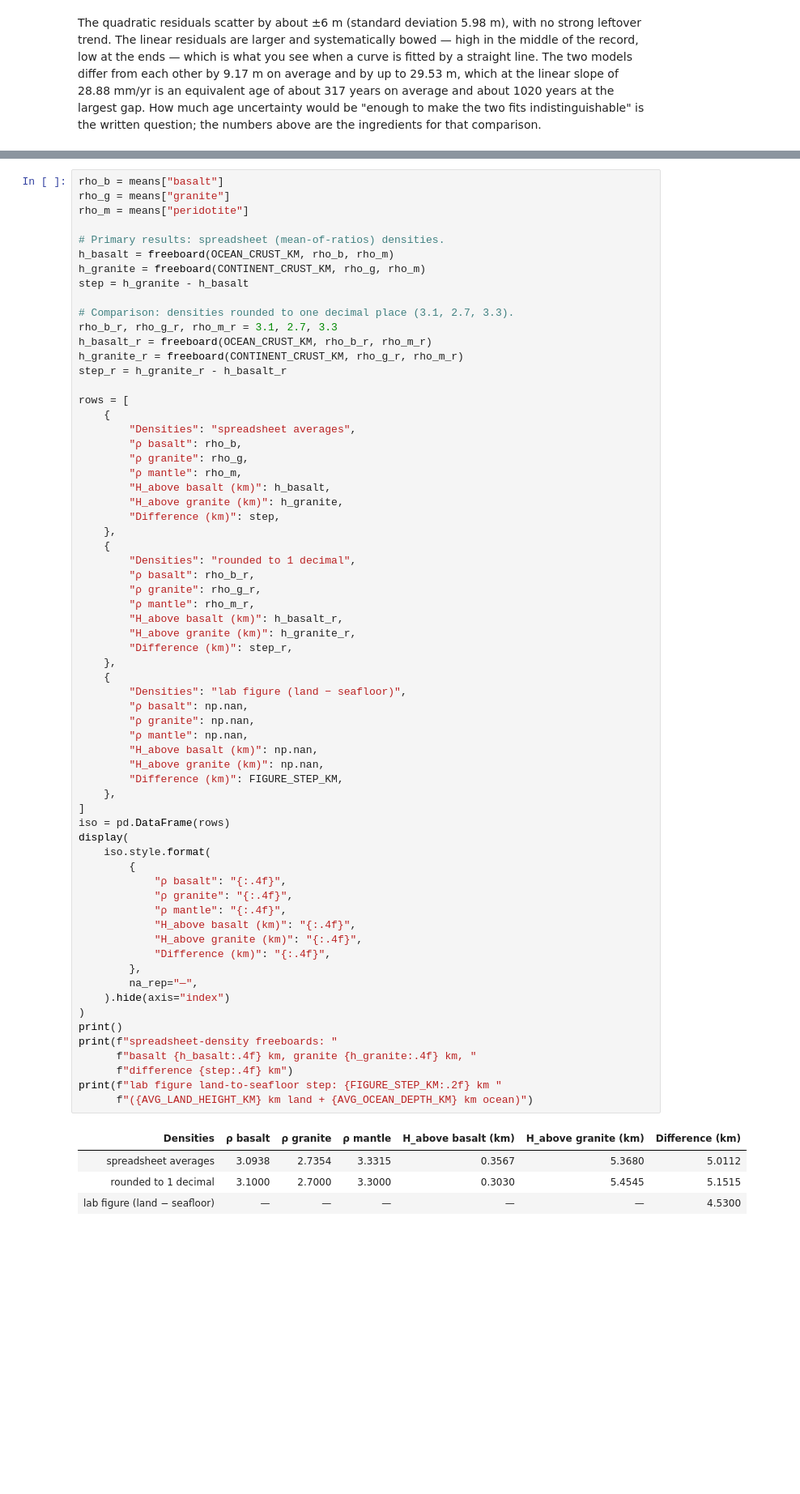
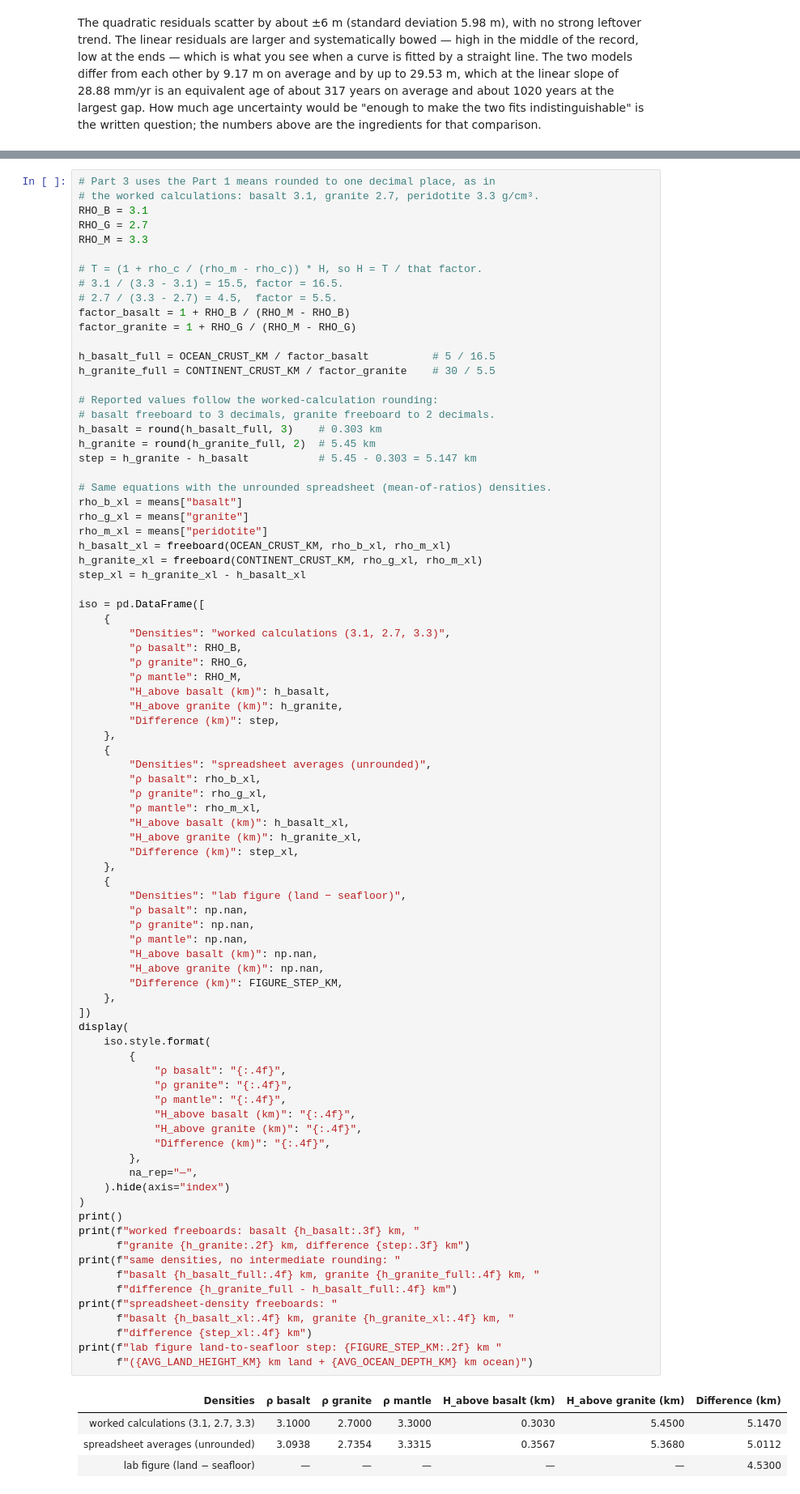
Before and after one commit to adrianayalav-a11y/erth-labs, a Jupyter notebook: lab03-density-isostasy/lab03_density_isostasy.ipynb, the cells around one changed output, grey strips where cells are left out. Shown at 81% size. Cells and saved outputs as stored; diff of their text form; blank space fills up the shorter version.

```diff
--- a/lab03-density-isostasy/lab03_density_isostasy.ipynb
+++ b/lab03-density-isostasy/lab03_density_isostasy.ipynb
@@ -400,70 +404,88 @@ Oceanic crust is represented by the basalt average, continental crust by the gra
 # %%
-rho_b = means["basalt"]
-rho_g = means["granite"]
-rho_m = means["peridotite"]
+# Part 3 uses the Part 1 means rounded to one decimal place, as in
+# the worked calculations: basalt 3.1, granite 2.7, peridotite 3.3 g/cm³.
+RHO_B = 3.1
+RHO_G = 2.7
+RHO_M = 3.3
 
-# Primary results: spreadsheet (mean-of-ratios) densities.
-h_basalt = freeboard(OCEAN_CRUST_KM, rho_b, rho_m)
-h_granite = freeboard(CONTINENT_CRUST_KM, rho_g, rho_m)
-step = h_granite - h_basalt
+# T = (1 + rho_c / (rho_m - rho_c)) * H, so H = T / that factor.
+# 3.1 / (3.3 - 3.1) = 15.5, factor = 16.5.
+# 2.7 / (3.3 - 2.7) = 4.5,  factor = 5.5.
+factor_basalt = 1 + RHO_B / (RHO_M - RHO_B)
+factor_granite = 1 + RHO_G / (RHO_M - RHO_G)
 
-# Comparison: densities rounded to one decimal place (3.1, 2.7, 3.3).
-rho_b_r, rho_g_r, rho_m_r = 3.1, 2.7, 3.3
-h_basalt_r = freeboard(OCEAN_CRUST_KM, rho_b_r, rho_m_r)
-h_granite_r = freeboard(CONTINENT_CRUST_KM, rho_g_r, rho_m_r)
-step_r = h_granite_r - h_basalt_r
+h_basalt_full = OCEAN_CRUST_KM / factor_basalt          # 5 / 16.5
+h_granite_full = CONTINENT_CRUST_KM / factor_granite    # 30 / 5.5
 
-rows = [
+# Reported values follow the worked-calculation rounding:
+# basalt freeboard to 3 decimals, granite freeboard to 2 decimals.
+h_basalt = round(h_basalt_full, 3)    # 0.303 km
+h_granite = round(h_granite_full, 2)  # 5.45 km
+step = h_granite - h_basalt           # 5.45 - 0.303 = 5.147 km
+
+# Same equations with the unrounded spreadsheet (mean-of-ratios) densities.
+rho_b_xl = means["basalt"]
+rho_g_xl = means["granite"]
+rho_m_xl = means["peridotite"]
+h_basalt_xl = freeboard(OCEAN_CRUST_KM, rho_b_xl, rho_m_xl)
+h_granite_xl = freeboard(CONTINENT_CRUST_KM, rho_g_xl, rho_m_xl)
+step_xl = h_granite_xl - h_basalt_xl
+
+iso = pd.DataFrame([
     {
-        "Densities": "spreadsheet averages",
-        "ρ basalt": rho_b,
-        "ρ granite": rho_g,
-        "ρ mantle": rho_m,
+        "Densities": "worked calculations (3.1, 2.7, 3.3)",
+        "ρ basalt": RHO_B,
+        "ρ granite": RHO_G,
+        "ρ mantle": RHO_M,
         "H_above basalt (km)": h_basalt,
         "H_above granite (km)": h_granite,
         "Difference (km)": step,
     },
     {
-        "Densities": "rounded to 1 decimal",
-        "ρ basalt": rho_b_r,
-        "ρ granite": rho_g_r,
-        "ρ mantle": rho_m_r,
-        "H_above basalt (km)": h_basalt_r,
-        "H_above granite (km)": h_granite_r,
-        "Difference (km)": step_r,
+        "Densities": "spreadsheet averages (unrounded)",
+        "ρ basalt": rho_b_xl,
+        "ρ granite": rho_g_xl,
+        "ρ mantle": rho_m_xl,
+        "H_above basalt (km)": h_basalt_xl,
+        "H_above granite (km)": h_granite_xl,
+        "Difference (km)": step_xl,
     },
     {
         "Densities": "lab figure (land − seafloor)",
         "ρ basalt": np.nan,
         "ρ granite": np.nan,
         "ρ mantle": np.nan,
         "H_above basalt (km)": np.nan,
         "H_above granite (km)": np.nan,
         "Difference (km)": FIGURE_STEP_KM,
     },
-]
-iso = pd.DataFrame(rows)
+])
 display(
     iso.style.format(
         {
             "ρ basalt": "{:.4f}",
             "ρ granite": "{:.4f}",
             "ρ mantle": "{:.4f}",
             "H_above basalt (km)": "{:.4f}",
             "H_above granite (km)": "{:.4f}",
             "Difference (km)": "{:.4f}",
         },
         na_rep="—",
     ).hide(axis="index")
 )
 print()
+print(f"worked freeboards: basalt {h_basalt:.3f} km, "
+      f"granite {h_granite:.2f} km, difference {step:.3f} km")
+print(f"same densities, no intermediate rounding: "
+      f"basalt {h_basalt_full:.4f} km, granite {h_granite_full:.4f} km, "
+      f"difference {h_granite_full - h_basalt_full:.4f} km")
 print(f"spreadsheet-density freeboards: "
-      f"basalt {h_basalt:.4f} km, granite {h_granite:.4f} km, "
-      f"difference {step:.4f} km")
+      f"basalt {h_basalt_xl:.4f} km, granite {h_granite_xl:.4f} km, "
+      f"difference {step_xl:.4f} km")
 print(f"lab figure land-to-seafloor step: {FIGURE_STEP_KM:.2f} km "
       f"({AVG_LAND_HEIGHT_KM} km land + {AVG_OCEAN_DEPTH_KM} km ocean)")
 # %% [output]
 | Densities | ρ basalt | ρ granite | ρ mantle | H_above basalt (km) | H_above granite (km) | Difference (km) |
-| spreadsheet averages | 3.0938 | 2.7354 | 3.3315 | 0.3567 | 5.3680 | 5.0112 |
-| rounded to 1 decimal | 3.1000 | 2.7000 | 3.3000 | 0.3030 | 5.4545 | 5.1515 |
+| worked calculations (3.1, 2.7, 3.3) | 3.1000 | 2.7000 | 3.3000 | 0.3030 | 5.4500 | 5.1470 |
+| spreadsheet averages (unrounded) | 3.0938 | 2.7354 | 3.3315 | 0.3567 | 5.3680 | 5.0112 |
 | lab figure (land − seafloor) | — | — | — | — | — | 4.5300 |
```
Also changed, not shown: parts of 15 cells of this notebook, 4 other files.
